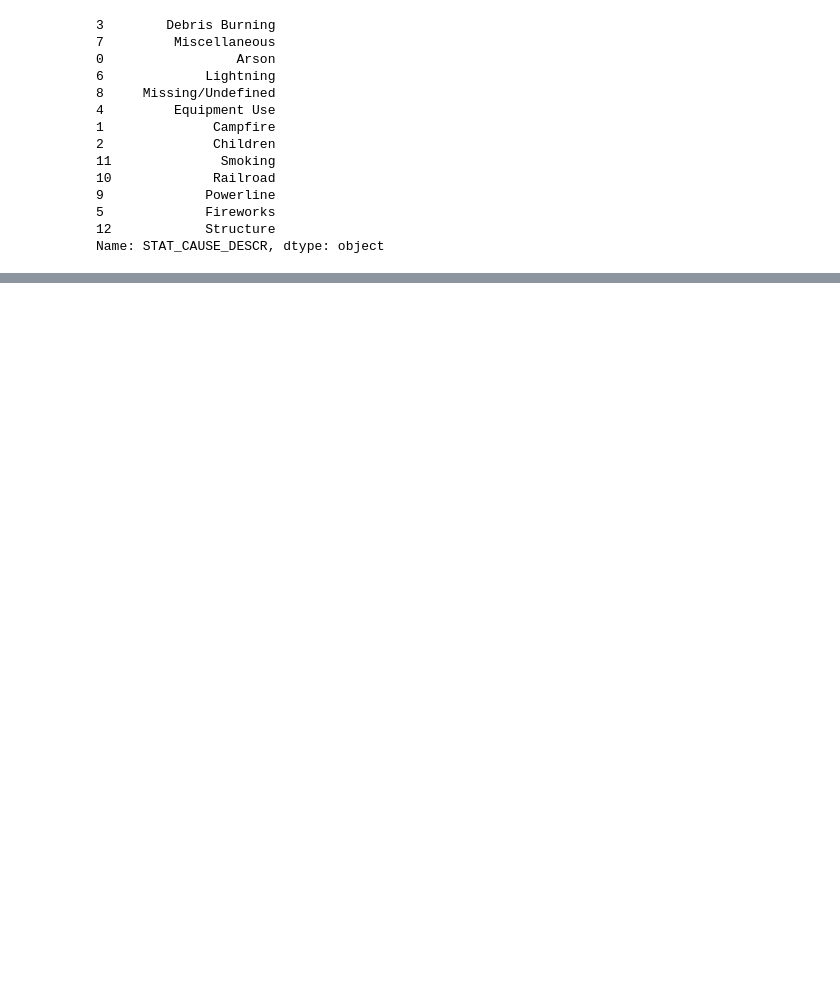
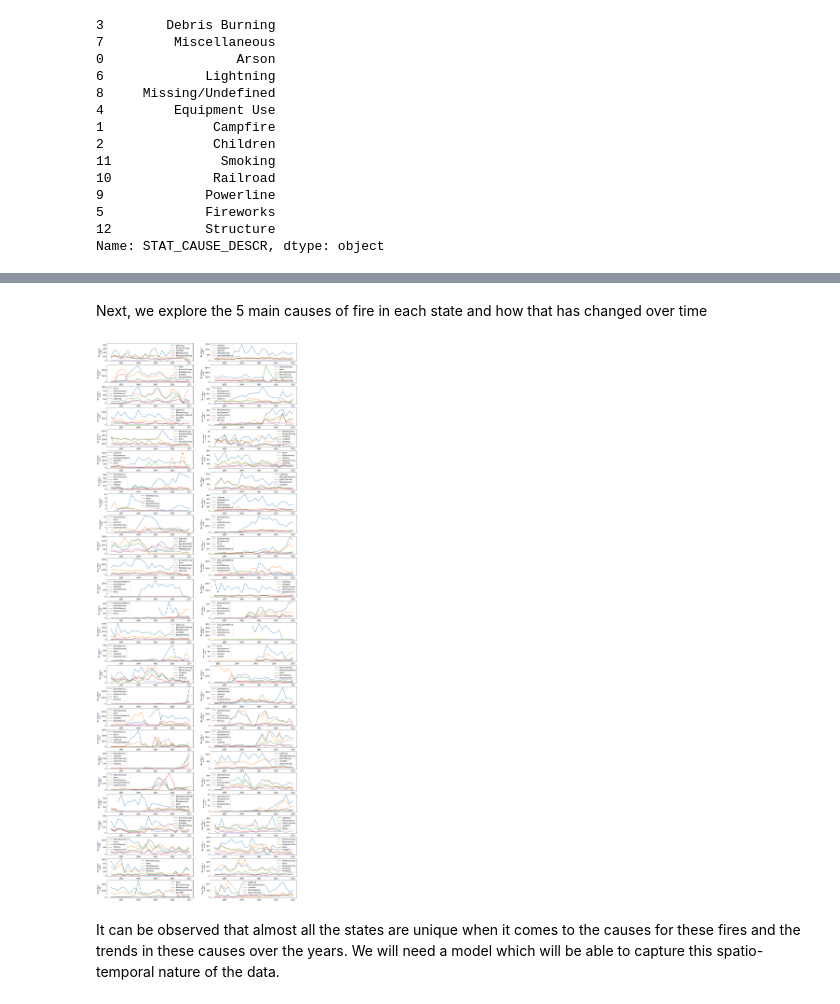
Before and after one commit to R-Mishra/US-Wildfires, a Jupyter notebook: wildfireAnalysisNotebook.ipynb, the cells around one changed output, grey strips where cells are left out. Saved outputs shown, nothing was run; the diff lists cells and outputs as text; code cells hidden in the pictures; blank space fills up the shorter version.

```diff
--- a/wildfireAnalysisNotebook.ipynb
+++ b/wildfireAnalysisNotebook.ipynb
@@ -148,0 +273,34 @@ Name: STAT_CAUSE_DESCR, dtype: object
+# %% [markdown]
+Next, we explore the 5 main causes of fire in each state and how that has changed over time
+# %%
+z = (data.groupby(['state','stat cause descr']))['objectid'].count()
+
+state_list = z.index.levels[0]
+x = []
+for i in range(len(state_list)):
+    x.append(z[z.index.levels[0][i]].sort_values(ascending = False).index[:5])
+
+
+y = (data.groupby(['state','stat cause descr','fire year']))['objectid'].count()
+
+state_list = y.index.levels[0]
+
+fig, ax = plt.subplots(26,2,figsize = (20,60))
+
+for i in range(len(state_list)):
+    j = i//26
+    k = i - (j*26)
+
+    stat_cause_list = []
+
+    for l in x[i]:
+
+        ax[k,j].plot(y[y.index.levels[0][i]][l].index,
+                     y[y.index.levels[0][i]][l].values,
+                    label = l)
+        ax[k,j].set(ylabel = 'No of Fires \n in {}'.format(state_list[i]))
+    ax[k,j].legend()
+# %% [output]
+[figure, added]
+# %% [markdown]
+It can be observed that almost all the states are unique when it comes to the causes for these fires and the trends in these causes over the years. We will need a model which will be able to capture this spatio-temporal nature of the data.
```
Also changed, not shown: parts of 15 cells of this notebook.
